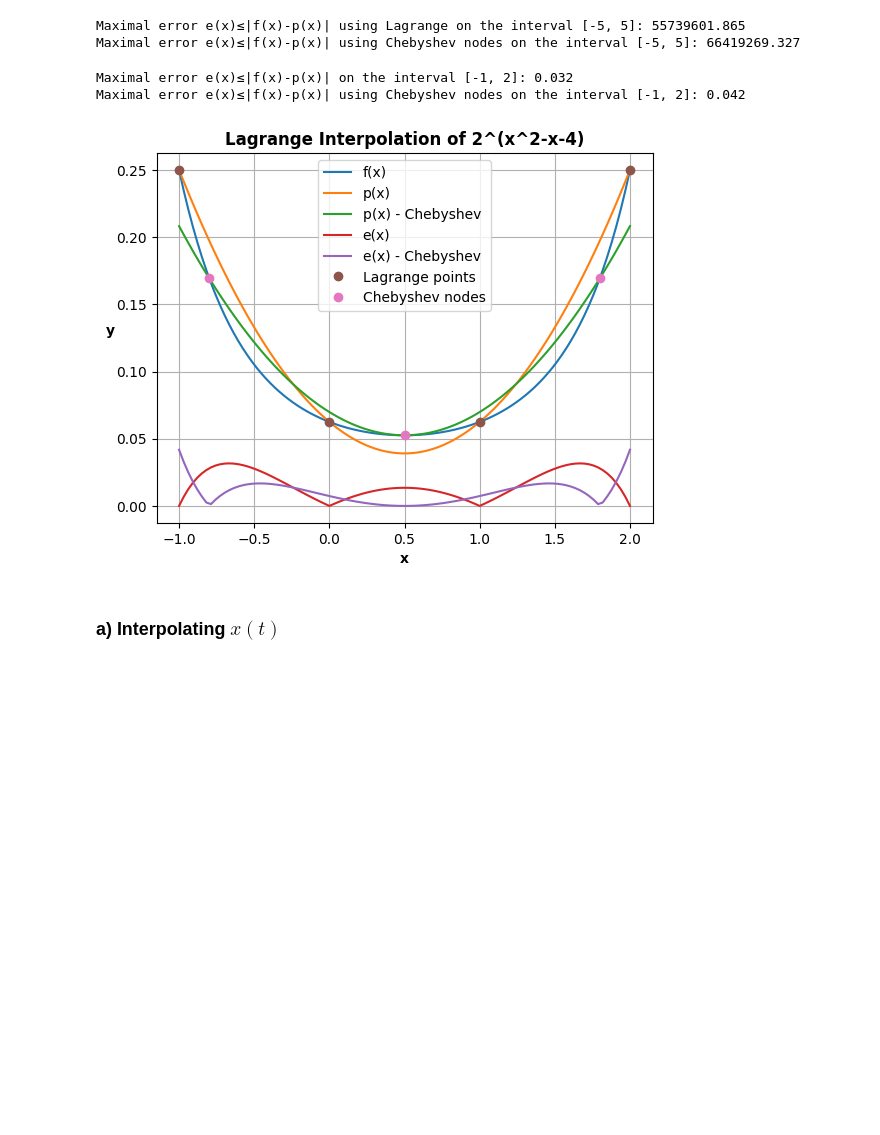
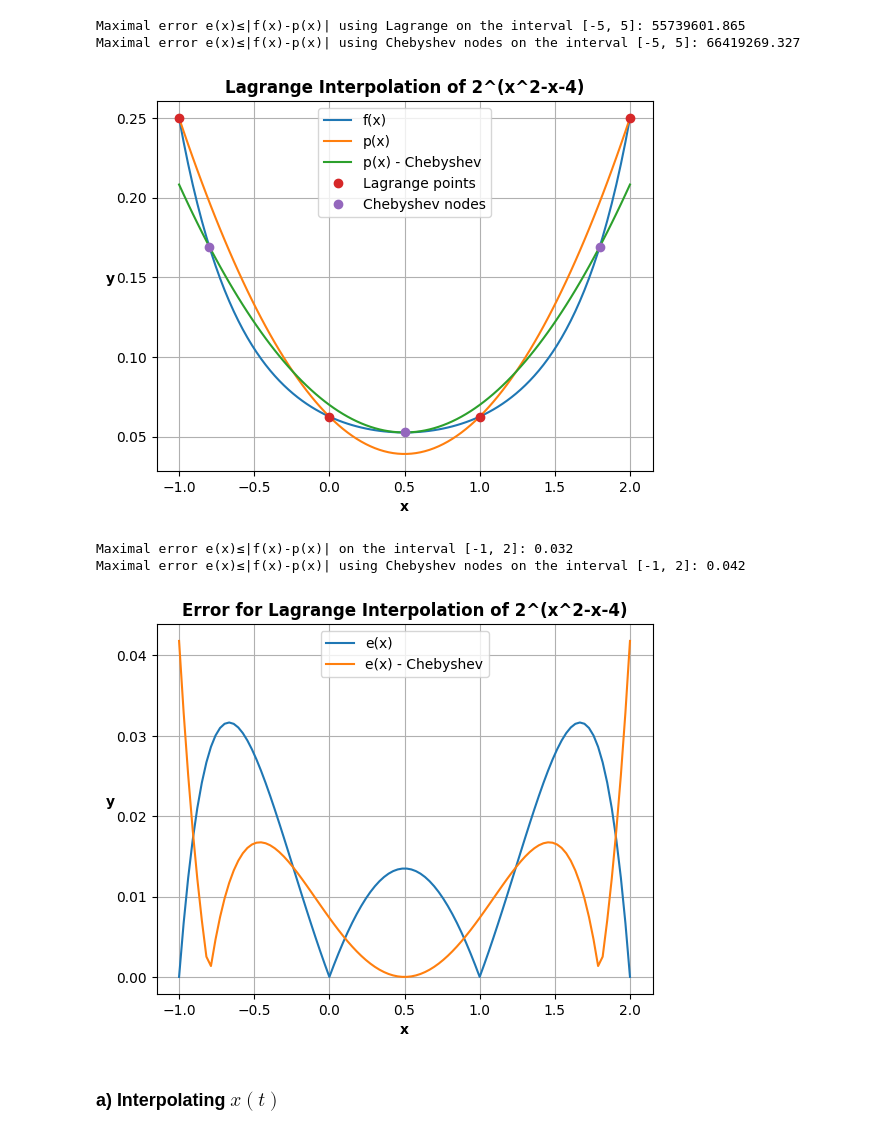
Before and after one commit to aleksandervestlund/numerics-and-fourier-analyses, a Jupyter notebook: exercise_02.ipynb, the cells around one changed output. Saved outputs shown, nothing was run; the diff lists cells and outputs as text; code cells hidden in the pictures; blank space fills up the shorter version.

```diff
--- a/exercise_02.ipynb
+++ b/exercise_02.ipynb
@@ -80,20 +80,10 @@ x = np.linspace(-1, 2, 100)
 y = lagrange(ydata, l=cardinal(xdata, x))
 actual_f = f(x)
 
-print(
-    "Maximal error e(x)≤|f(x)-p(x)| on the interval [-1, 2]: "
-    f"{max(abs(actual_f - y)):.3f}"
-)
-
 # 2e
 xdata_2 = chebyshev_nodes(3, -1, 2)
 ydata_2 = f(xdata_2)
 y_2 = lagrange(ydata_2, l=cardinal(xdata_2, x))
-
-print(
-    "Maximal error e(x)≤|f(x)-p(x)| using Chebyshev nodes on the interval "
-    f"[-1, 2]: {max(abs(actual_f - y_2)):.3f}"
-)
 
 # Plotting
 # 2c
@@ -102,9 +92,6 @@ plt.plot(x, y, label="p(x)")
 plt.plot(x, y_2, label="p(x) - Chebyshev")
 
 # 2f
-plt.plot(x, abs(actual_f - y), label="e(x)")
-plt.plot(x, abs(actual_f - y_2), label="e(x) - Chebyshev")
-
 plt.plot(xdata, ydata, "o", label="Lagrange points")
 plt.plot(xdata_2, ydata_2, "o", label="Chebyshev nodes")
 
@@ -115,9 +102,31 @@ plt.grid()
 plt.legend()
 plt.show()
 # %% [output]
-Maximal error e(x)≤|f(x)-p(x)| on the interval [-1, 2]: 0.032
-Maximal error e(x)≤|f(x)-p(x)| using Chebyshev nodes on the interval [-1, 2]: 0.042
-[figure, old version]
+[figure, new version]
+# %%
+print(
+    "Maximal error e(x)≤|f(x)-p(x)| on the interval [-1, 2]: "
+    f"{max(abs(actual_f - y)):.3f}"
+)
+print(
+    "Maximal error e(x)≤|f(x)-p(x)| using Chebyshev nodes on the interval "
+    f"[-1, 2]: {max(abs(actual_f - y_2)):.3f}"
+)
+
+# 2f
+plt.plot(x, abs(actual_f - y), label="e(x)")
+plt.plot(x, abs(actual_f - y_2), label="e(x) - Chebyshev")
+
+plt.title("Error for Lagrange Interpolation of 2^(x^2-x-4)", fontweight=1000)
+plt.xlabel("x", fontweight=750)
+plt.ylabel("y", rotation=0, fontweight=750)
+plt.grid()
+plt.legend()
+plt.show()
+# %% [output]
+Maximal error e(x)≤|f(x)-p(x)| on the interval [-1, 2]: 0.032
+Maximal error e(x)≤|f(x)-p(x)| using Chebyshev nodes on the interval [-1, 2]: 0.042
+[figure, added]
 # %% [markdown]
 ### a) Interpolating $x(t)$
 # %%
```
Also changed, not shown: 7 other files.
